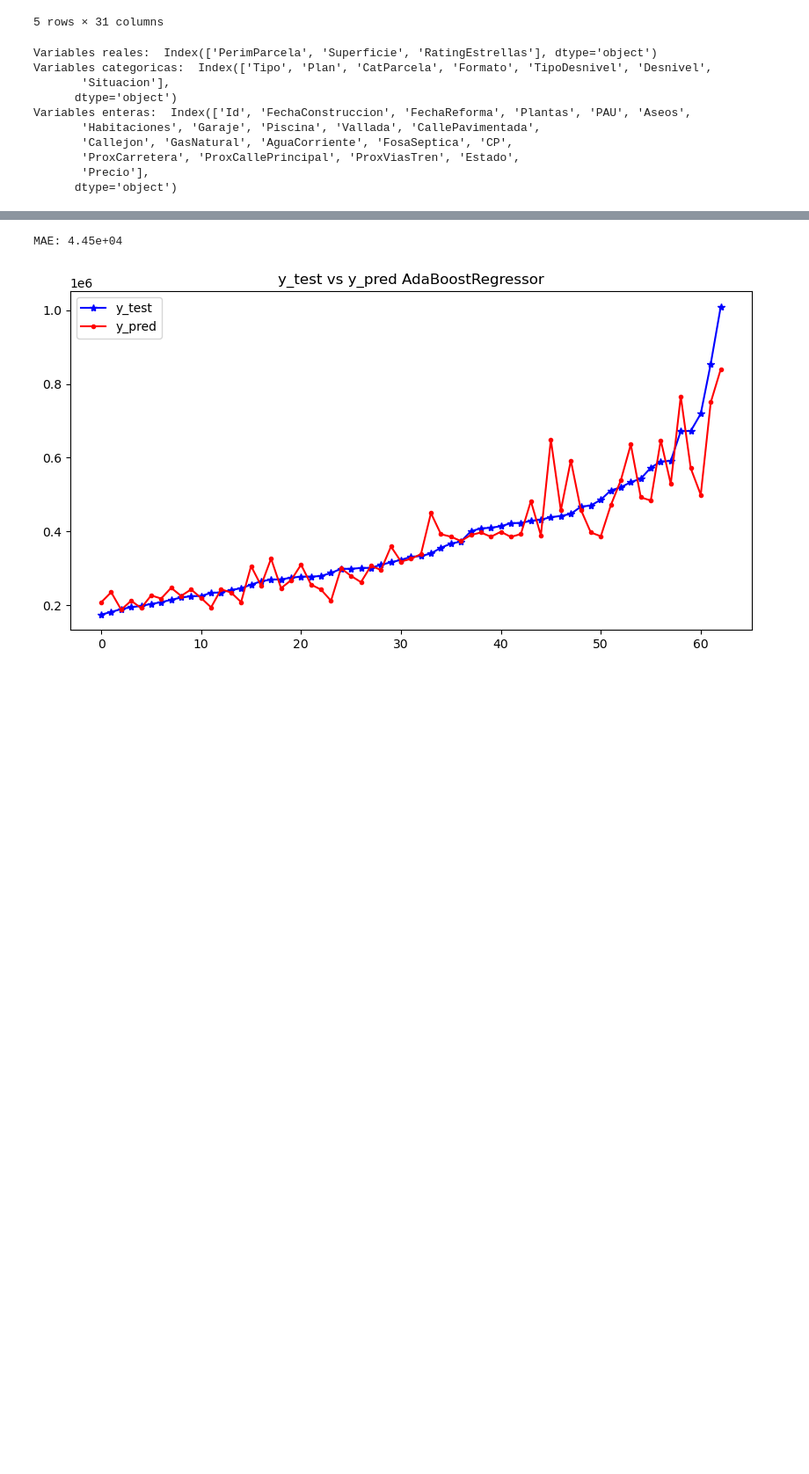
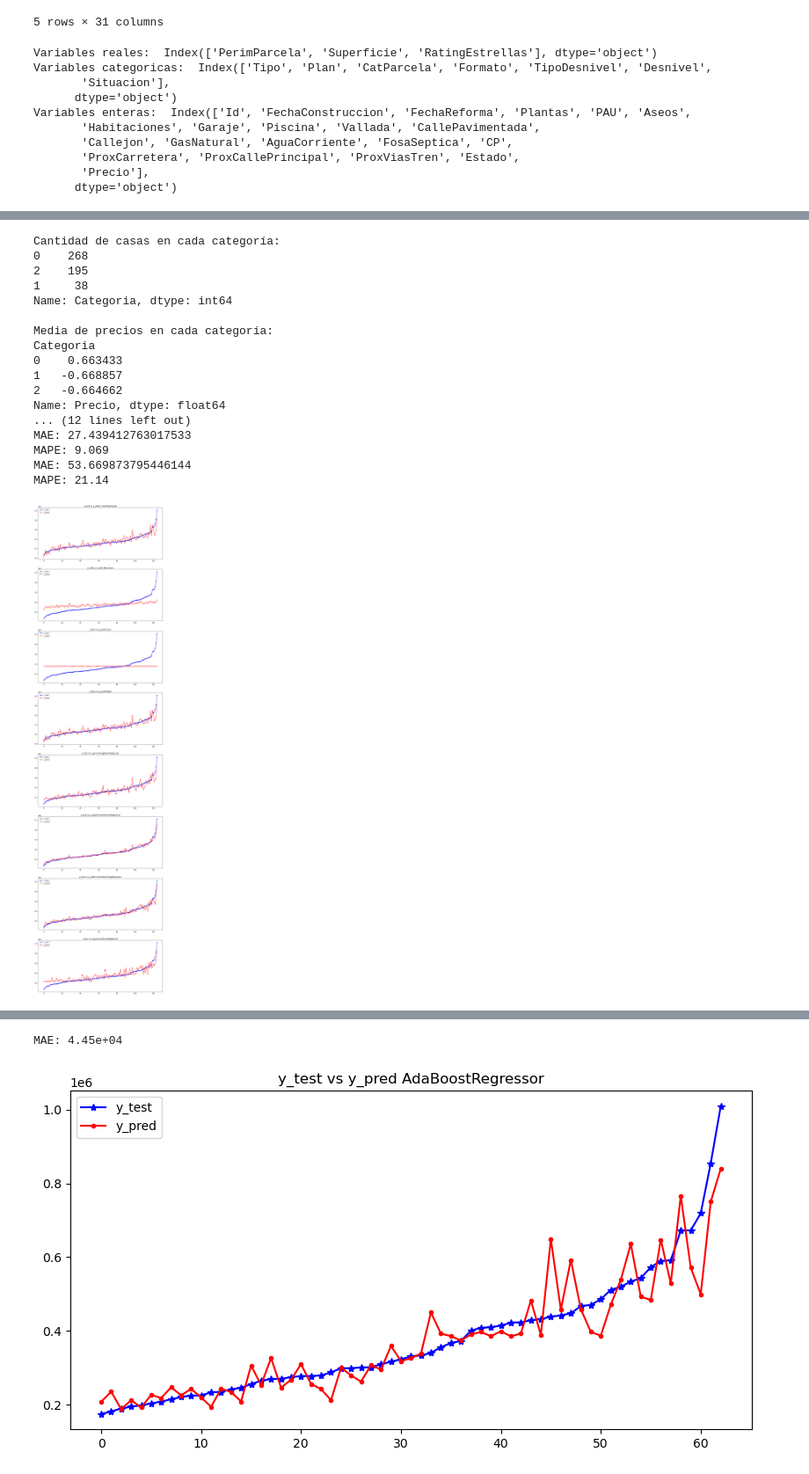
Before and after one commit to inogii/lacasademickeymouse, a Jupyter notebook: main.ipynb, the cells around one changed output, grey strips where cells are left out. Shown at 88% size. Saved outputs shown, nothing was run; the diff lists cells and outputs as text; code cells hidden in the pictures; blank space fills up the shorter version.

```diff
--- a/main.ipynb
+++ b/main.ipynb
@@ -223,6 +224,65 @@ def visualize_test(y_test, y_pred, ax, model_name):
     ax.plot(y_pred_sorted, label='y_pred', marker='.', color='red')
     ax.set_title(f'y_test vs y_pred {model_name}')
     ax.legend()
+# %%
+from sklearn.preprocessing import StandardScaler
+from sklearn.cluster import KMeans
+
+data_train = train
+kmeans = KMeans(n_clusters=3, random_state=42)
+data_train['Categoria'] = kmeans.fit_predict(X_train)
+
+Q1 = data_train['Precio'].quantile(0.10)
+Q3 = data_train['Precio'].quantile(0.9)
+IQR = Q3 - Q1
+low_threshold = Q1 - 1.5 * IQR
+high_threshold = Q3 + 1.5 * IQR
+
+counts = data_train['Categoria'].value_counts()
+
+# Calcular la media de cada categoría
+means = data_train.groupby('Categoria')['Precio'].mean()
+
+# Imprimir los resultados
+print("Cantidad de casas en cada categoría:")
+print(counts)
+print("\nMedia de precios en cada categoría:")
+print(means)
+
+variables_categoricas = data_train.dtypes[data_train.dtypes == 'object'].index
+data_train = pd.get_dummies(df, columns=variables_categoricas, dtype=np.int64)
+
+X_train, y_train = x_y_split(data_train, 'Precio')
+X_test, y_test = x_y_split(test, 'Precio')
+
+models = [LinearRegression(), ElasticNet(), Lasso(), Ridge(), KNeighborsRegressor(), RandomForestRegressor(), GradientBoostingRegressor(learning_rate=0.01, n_estimators=1000), AdaBoostRegressor()]
+# cols and rows for subplots according to number of models
+fig, axes = plt.subplots(nrows=len(models), ncols=1, figsize=(14, len(models)*7))
+
+for i, model in enumerate(models):
+        model_name = model.__class__.__name__
+        trained_model = train_model(model, X_train, y_train)
+        y_pred = test_model(trained_model, X_test, y_test)
+        visualize_test(y_test, y_pred, ax=axes[i], model_name=model_name)
+# %% [output]
+Cantidad de casas en cada categoría:
+0    268
+2    195
+1     38
+Name: Categoria, dtype: int64
+
+Media de precios en cada categoría:
+Categoria
+0    0.663433
+1   -0.668857
+2   -0.664662
+Name: Precio, dtype: float64
+... (12 lines left out)
+MAE: 27.439412763017533
+MAPE: 9.069
+MAE: 53.669873795446144
+MAPE: 21.14
+[figure, added]
 # %%
 best_combination = {'recall': 0, 'model': None, 'norm': None, 'sampling': None, 'trained_model': None}
 fig, axes = plt.subplots(nrows=1, ncols=1, figsize=(10, 10))
```
Also changed, not shown: parts of 9 cells of this notebook.
